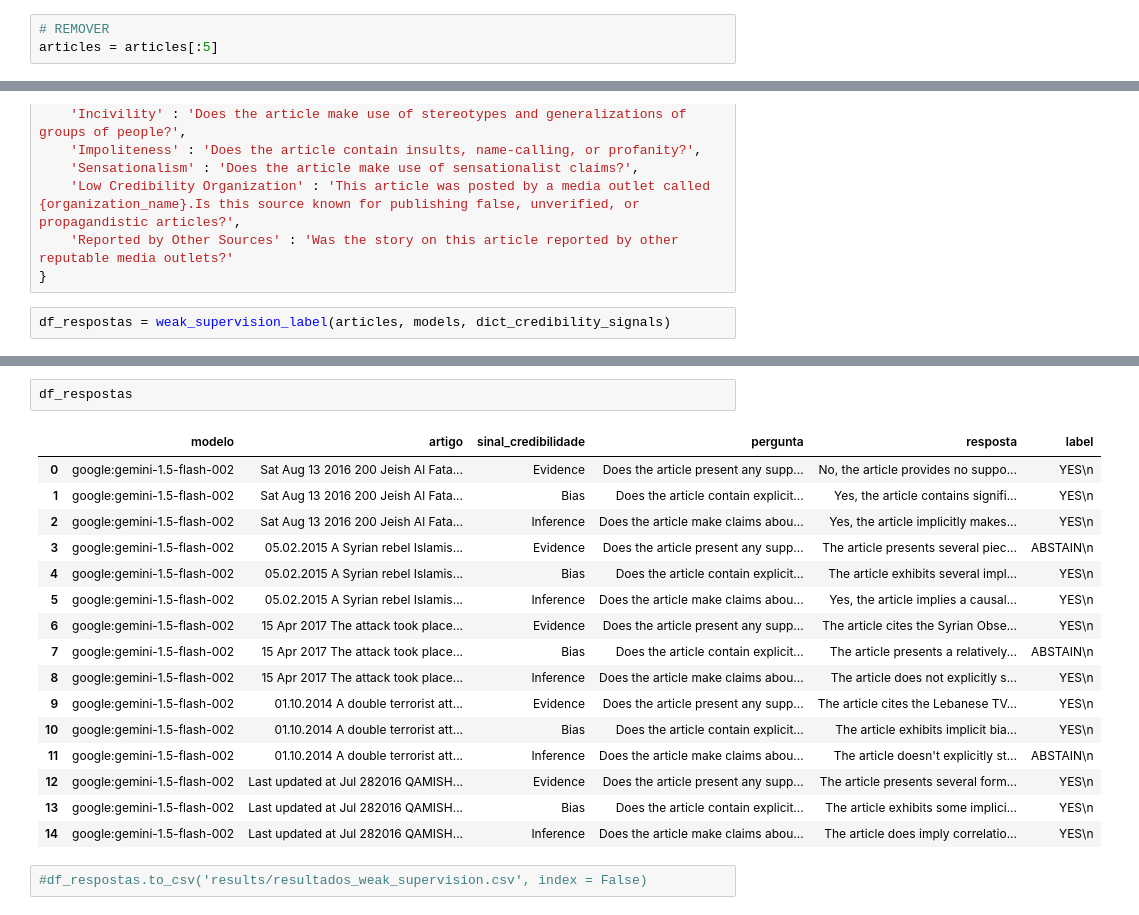
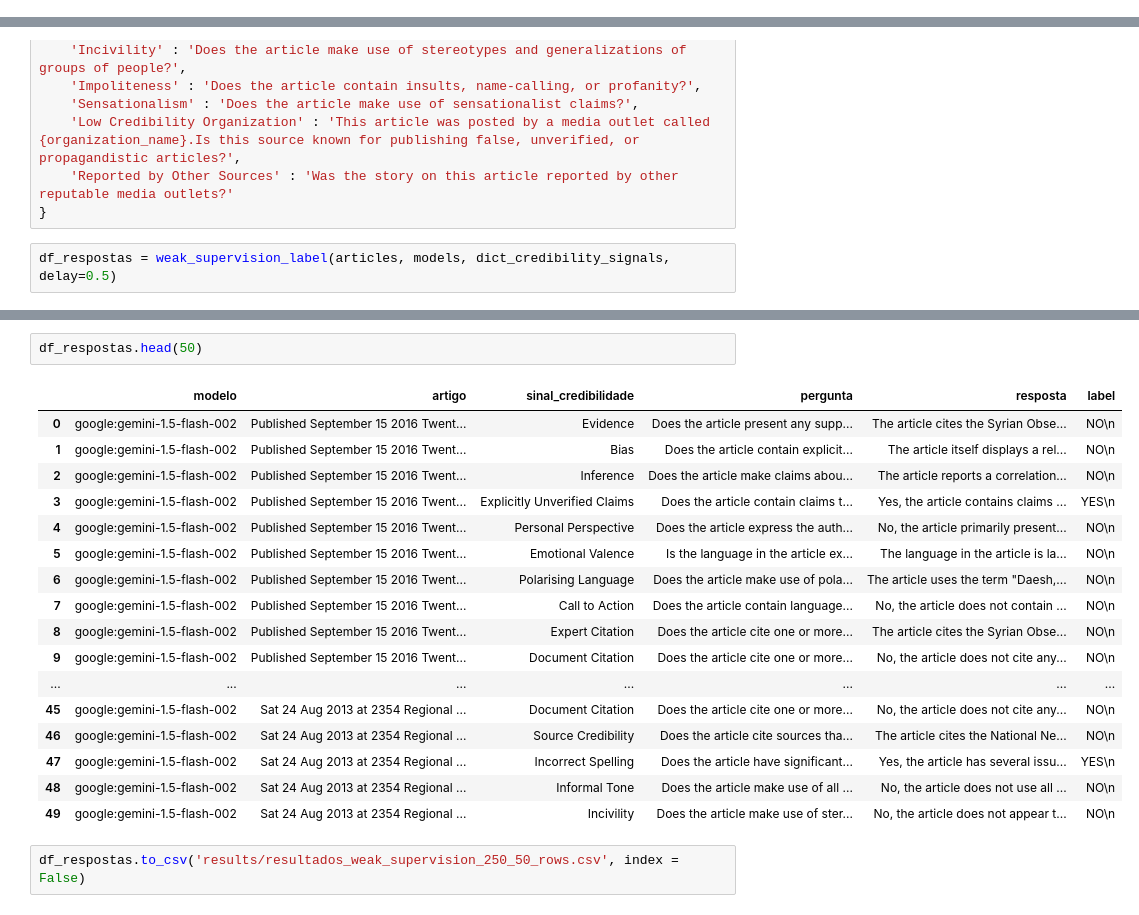
Before and after one commit to Rafaellfig/detecting_fake_news_with_LLMs, a Jupyter notebook: notebooks/criacao_labels/weak_supervision_label.ipynb, the cells around one changed output, grey strips where cells are left out. Cells and saved outputs as stored; diff of their text form.

Commit message:
mudancas analise de resultados

```diff
--- a/notebooks/criacao_labels/weak_supervision_label.ipynb
+++ b/notebooks/criacao_labels/weak_supervision_label.ipynb
@@ -10,9 +10,6 @@ import pandas as pd
 from src.utils.api_utils import weak_supervision_label
 # %%
 articles = pd.read_csv('data/X_train_fakes.csv')
-# %%
-# REMOVER
-articles = articles[:5]
 # %%
 models = ["google:gemini-1.5-flash-002"]
 # %%
@@ -37,5 +34,5 @@ dict_credibility_signals = {
     'Reported by Other Sources' : 'Was the story on this article reported by other reputable media outlets?'
 }
 # %%
-df_respostas = weak_supervision_label(articles, models, dict_credibility_signals)
+df_respostas = weak_supervision_label(articles, models, dict_credibility_signals, delay=0.5)
 # %% [output]
@@ -47,21 +56,22 @@ Processando artigo 5 de 5...
 # %%
-df_respostas
+df_respostas.head(50)
 # %% [output]
 |  | modelo | artigo | sinal_credibilidade | pergunta | resposta | label |
-| 0 | google:gemini-1.5-flash-002 | Sat Aug 13 2016 200 Jeish Al Fata... | Evidence | Does the article present any supp... | No, the article provides no suppo... | YES\n |
-| 1 | google:gemini-1.5-flash-002 | Sat Aug 13 2016 200 Jeish Al Fata... | Bias | Does the article contain explicit... | Yes, the article contains signifi... | YES\n |
-| 2 | google:gemini-1.5-flash-002 | Sat Aug 13 2016 200 Jeish Al Fata... | Inference | Does the article make claims abou... | Yes, the article implicitly makes... | YES\n |
-| 3 | google:gemini-1.5-flash-002 | 05.02.2015 A Syrian rebel Islamis... | Evidence | Does the article present any supp... | The article presents several piec... | ABSTAIN\n |
-| 4 | google:gemini-1.5-flash-002 | 05.02.2015 A Syrian rebel Islamis... | Bias | Does the article contain explicit... | The article exhibits several impl... | YES\n |
-| 5 | google:gemini-1.5-flash-002 | 05.02.2015 A Syrian rebel Islamis... | Inference | Does the article make claims abou... | Yes, the article implies a causal... | YES\n |
-| 6 | google:gemini-1.5-flash-002 | 15 Apr 2017 The attack took place... | Evidence | Does the article present any supp... | The article cites the Syrian Obse... | YES\n |
-| 7 | google:gemini-1.5-flash-002 | 15 Apr 2017 The attack took place... | Bias | Does the article contain explicit... | The article presents a relatively... | ABSTAIN\n |
-| 8 | google:gemini-1.5-flash-002 | 15 Apr 2017 The attack took place... | Inference | Does the article make claims abou... | The article does not explicitly s... | YES\n |
-| 9 | google:gemini-1.5-flash-002 | 01.10.2014 A double terrorist att... | Evidence | Does the article present any supp... | The article cites the Lebanese TV... | YES\n |
-| 10 | google:gemini-1.5-flash-002 | 01.10.2014 A double terrorist att... | Bias | Does the article contain explicit... | The article exhibits implicit bia... | YES\n |
-| 11 | google:gemini-1.5-flash-002 | 01.10.2014 A double terrorist att... | Inference | Does the article make claims abou... | The article doesn't explicitly st... | ABSTAIN\n |
-| 12 | google:gemini-1.5-flash-002 | Last updated at Jul 282016 QAMISH... | Evidence | Does the article present any supp... | The article presents several form... | YES\n |
-| 13 | google:gemini-1.5-flash-002 | Last updated at Jul 282016 QAMISH... | Bias | Does the article contain explicit... | The article exhibits some implici... | YES\n |
-| 14 | google:gemini-1.5-flash-002 | Last updated at Jul 282016 QAMISH... | Inference | Does the article make claims abou... | The article does imply correlatio... | YES\n |
+| 0 | google:gemini-1.5-flash-002 | Published September 15 2016 Twent... | Evidence | Does the article present any supp... | The article cites the Syrian Obse... | NO\n |
+| 1 | google:gemini-1.5-flash-002 | Published September 15 2016 Twent... | Bias | Does the article contain explicit... | The article itself displays a rel... | NO\n |
+| 2 | google:gemini-1.5-flash-002 | Published September 15 2016 Twent... | Inference | Does the article make claims abou... | The article reports a correlation... | NO\n |
+| 3 | google:gemini-1.5-flash-002 | Published September 15 2016 Twent... | Explicitly Unverified Claims | Does the article contain claims t... | Yes, the article contains claims ... | YES\n |
+| 4 | google:gemini-1.5-flash-002 | Published September 15 2016 Twent... | Personal Perspective | Does the article express the auth... | No, the article primarily present... | NO\n |
+| 5 | google:gemini-1.5-flash-002 | Published September 15 2016 Twent... | Emotional Valence | Is the language in the article ex... | The language in the article is la... | NO\n |
+| 6 | google:gemini-1.5-flash-002 | Published September 15 2016 Twent... | Polarising Language | Does the article make use of pola... | The article uses the term "Daesh,... | NO\n |
+| 7 | google:gemini-1.5-flash-002 | Published September 15 2016 Twent... | Call to Action | Does the article contain language... | No, the article does not contain ... | NO\n |
+| 8 | google:gemini-1.5-flash-002 | Published September 15 2016 Twent... | Expert Citation | Does the article cite one or more... | The article cites the Syrian Obse... | NO\n |
+| 9 | google:gemini-1.5-flash-002 | Published September 15 2016 Twent... | Document Citation | Does the article cite one or more... | No, the article does not cite any... | NO\n |
+| ... | ... | ... | ... | ... | ... | ... |
+| 45 | google:gemini-1.5-flash-002 | Sat 24 Aug 2013 at 2354 Regional ... | Document Citation | Does the article cite one or more... | No, the article does not cite any... | NO\n |
+| 46 | google:gemini-1.5-flash-002 | Sat 24 Aug 2013 at 2354 Regional ... | Source Credibility | Does the article cite sources tha... | The article cites the National Ne... | NO\n |
+| 47 | google:gemini-1.5-flash-002 | Sat 24 Aug 2013 at 2354 Regional ... | Incorrect Spelling | Does the article have significant... | Yes, the article has several issu... | YES\n |
+| 48 | google:gemini-1.5-flash-002 | Sat 24 Aug 2013 at 2354 Regional ... | Informal Tone | Does the article make use of all ... | No, the article does not use all ... | NO\n |
+| 49 | google:gemini-1.5-flash-002 | Sat 24 Aug 2013 at 2354 Regional ... | Incivility | Does the article make use of ster... | No, the article does not appear t... | NO\n |
 # %%
-#df_respostas.to_csv('results/resultados_weak_supervision.csv', index = False)
+df_respostas.to_csv('results/resultados_weak_supervision_250_50_rows.csv', index = False)
```
Also changed, not shown: parts of 1 cell of this notebook, 1 other file.
